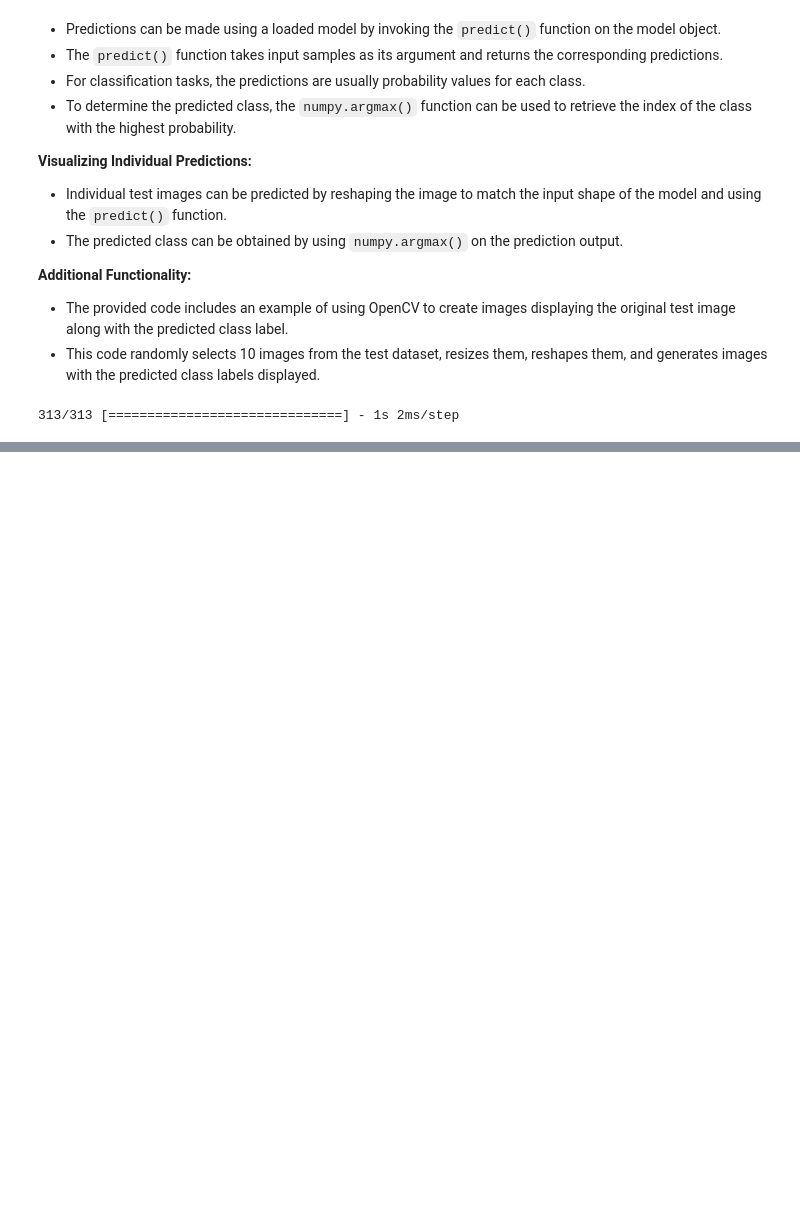
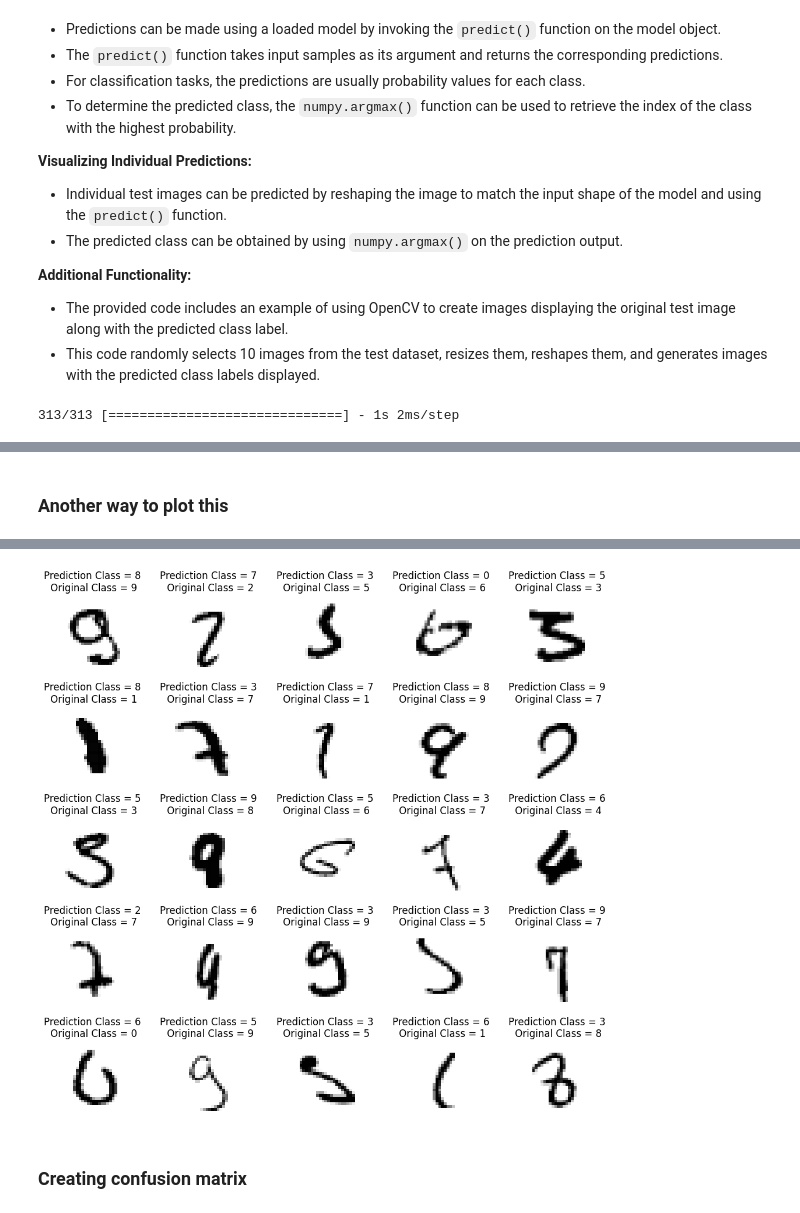
Before and after one commit to FarzadMalik/MNIST_handwritten_digits_recognition_with_keras, a Jupyter notebook: MNIST_handwritten_digits_recognition_using_keras_CNN.ipynb, the cells around one changed output, grey strips where cells are left out. Drawn from its saved outputs; the diff is of its cells as text; code cells hidden in the pictures; blank space fills up the shorter version.

```diff
--- a/MNIST_handwritten_digits_recognition_using_keras_CNN.ipynb
+++ b/MNIST_handwritten_digits_recognition_using_keras_CNN.ipynb
@@ -364,0 +486,18 @@ pred = np.argmax(loaded_model.predict(x_test), axis = -1)
+# %% [markdown]
+### Another way to plot this
+# %%
+L = 5
+W = 5
+fig, axes = plt.subplots(L, W, figsize = (12,12))
+axes = axes.ravel()
+
+for i in np.arange(0, L * W):
+    input_im = x_test[misclassified_indices[0][i]]
+    ind = misclassified_indices[0][i]
+    predicted_class = str(np.argmax(loaded_model.predict(input_im.reshape(1,28,28,1)), axis=-1)[0])
+    axes[i].imshow(input_im.reshape(28,28), cmap='gray_r')
+    axes[i].set_title(f"Prediction Class = {predicted_class}\n Original Class = {y_test[ind]}")
+    axes[i].axis('off')
+
+plt.subplots_adjust(wspace=0.5)
+# %% [output]
@@ -364,0 +521,3 @@ pred = np.argmax(loaded_model.predict(x_test), axis = -1)
+[figure, added]
+# %% [markdown]
+### Creating confusion matrix
```
Also changed, not shown: parts of 21 cells of this notebook.
